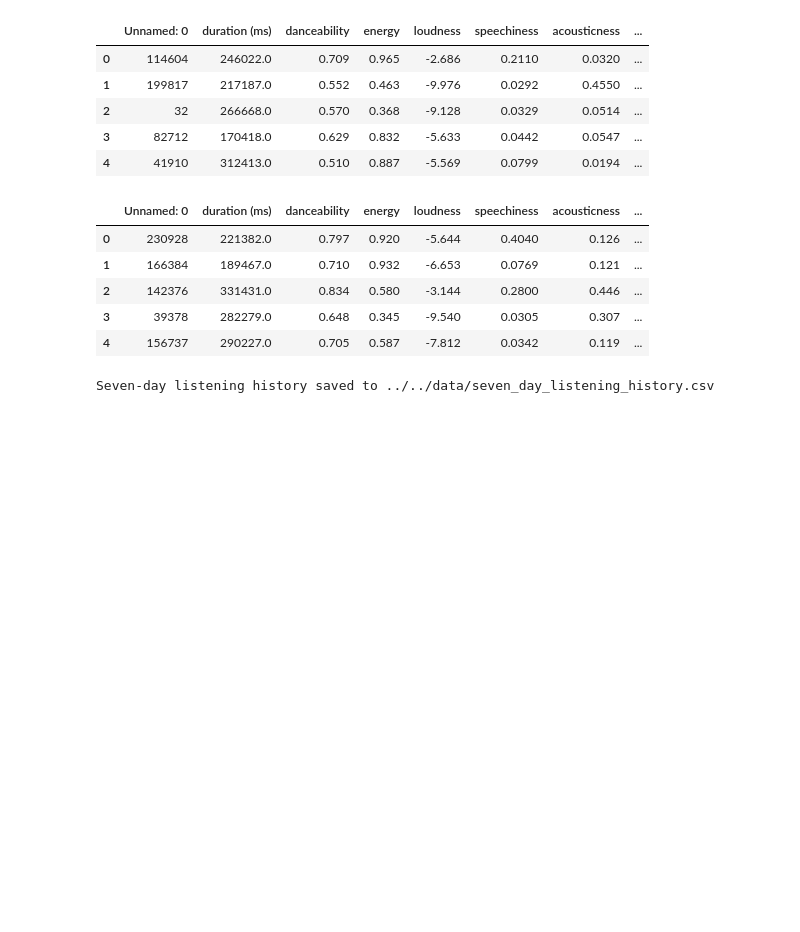
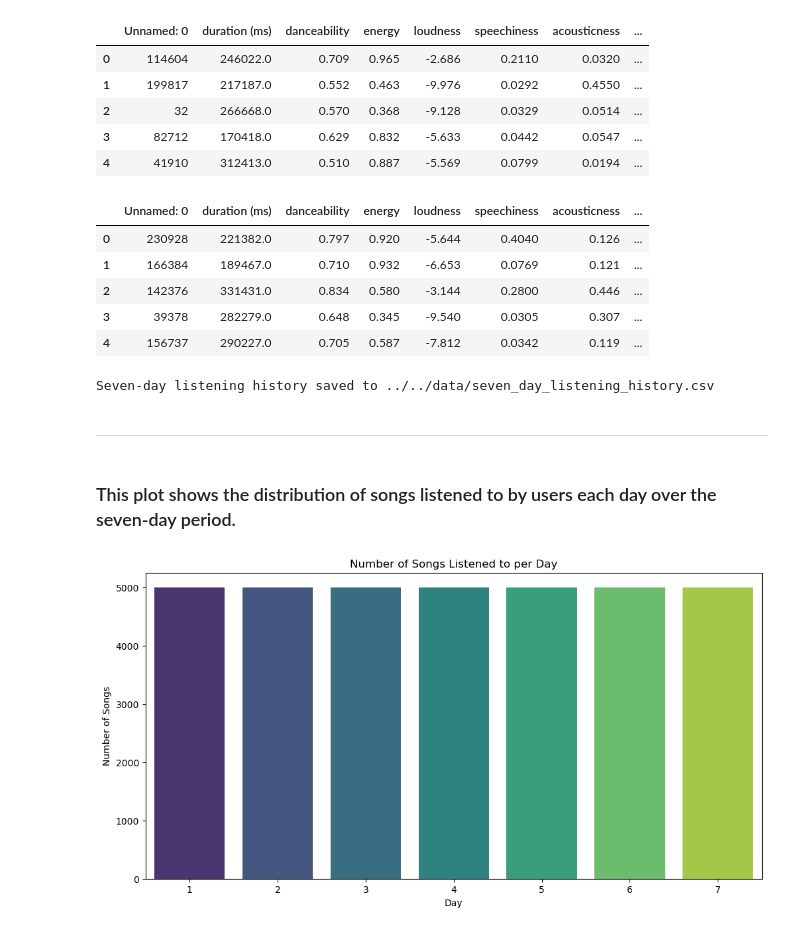
Before and after one commit to shreyash2106/CS573_Final_Project, a Jupyter notebook: code/dataset/user_weekly_dataset.ipynb, the cells around one changed output. Drawn from its saved outputs; the diff is of its cells as text; code cells hidden in the pictures; blank space fills up the shorter version.

Commit message:
plots for 7-day dataset

```diff
--- a/code/dataset/user_weekly_dataset.ipynb
+++ b/code/dataset/user_weekly_dataset.ipynb
@@ -53,3 +53,19 @@ seven_day_history_df.to_csv(output_path, index=False)
 print(f'Seven-day listening history saved to {output_path}')
 # %% [output]
 Seven-day listening history saved to ../../data/seven_day_listening_history.csv
+# %% [markdown]
+----------------------------------------------------------------
+# %% [markdown]
+### This plot shows the distribution of songs listened to by users each day over the seven-day period.
+# %%
+import matplotlib.pyplot as plt
+import seaborn as sns
+
+plt.figure(figsize=(12, 6))
+sns.countplot(x='day', data=seven_day_history_df, palette="viridis")
+plt.title('Number of Songs Listened to per Day')
+plt.xlabel('Day')
+plt.ylabel('Number of Songs')
+plt.show()
+# %% [output]
+[figure, added]
```
Also changed, not shown: parts of 2 cells of this notebook.
